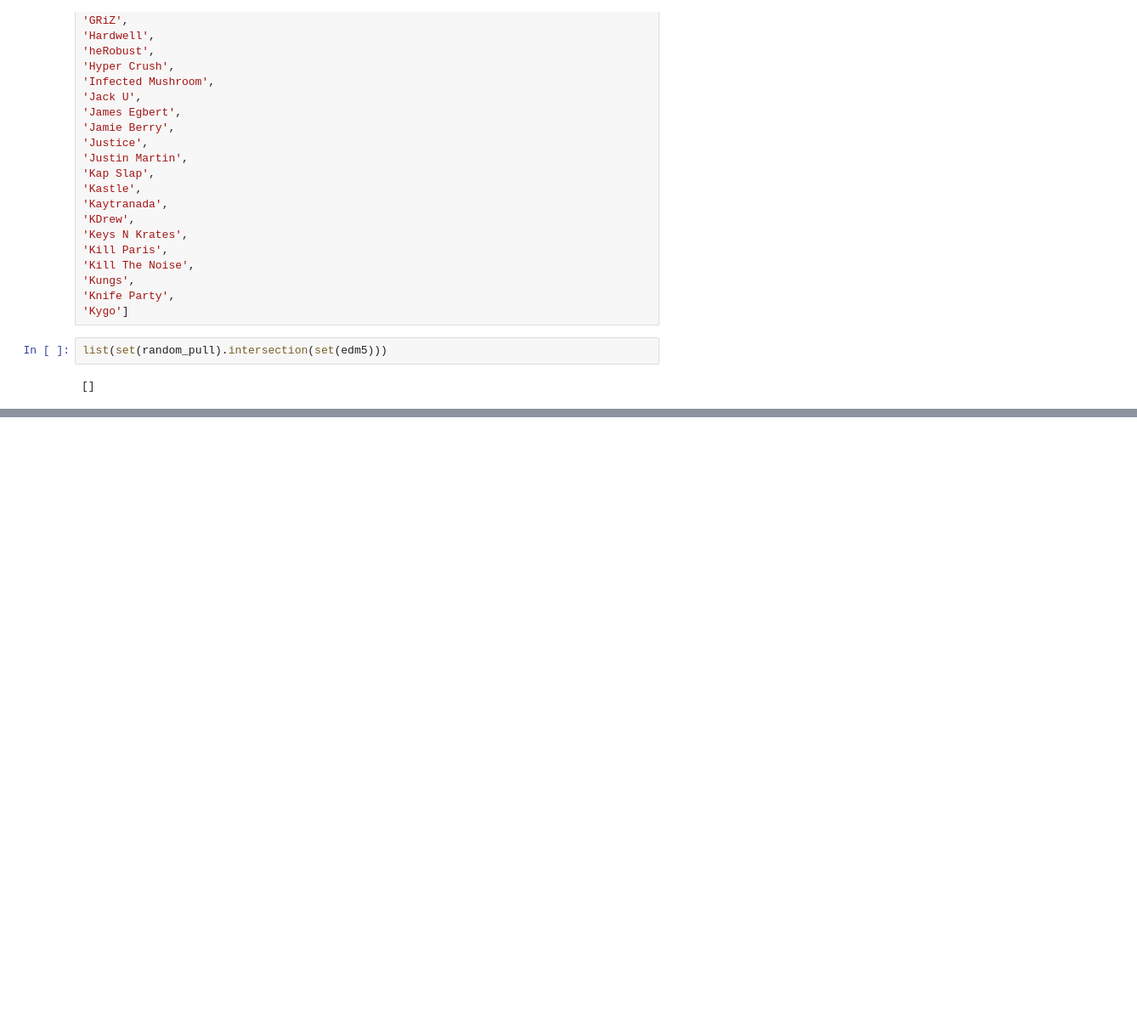
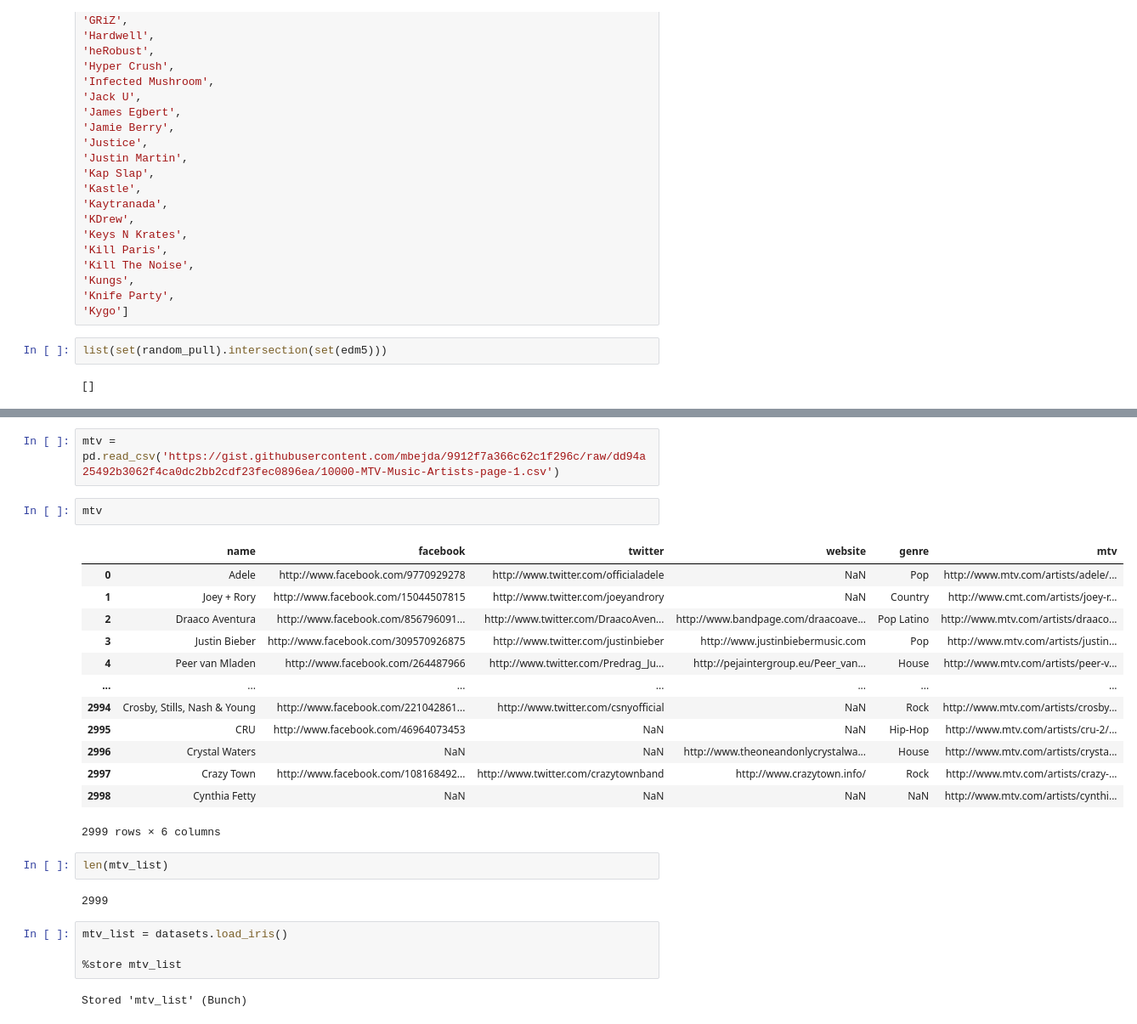
Before and after one commit to sqnguyen00/GA_capstone, a Jupyter notebook: code/artist_lists.ipynb, the cells around one changed output, grey strips where cells are left out. Shown at 85% size. Saved outputs shown, nothing was run; the diff lists cells and outputs as text; blank space fills up the shorter version.

```diff
--- a/code/artist_lists.ipynb
+++ b/code/artist_lists.ipynb
@@ -133,0 +165,28 @@ list(set(random_pull).intersection(set(edm5)))
+# %%
+mtv = pd.read_csv('https://gist.githubusercontent.com/mbejda/9912f7a366c62c1f296c/raw/dd94a25492b3062f4ca0dc2bb2cdf23fec0896ea/10000-MTV-Music-Artists-page-1.csv')
+# %%
+mtv
+# %% [output]
+|  | name | facebook | twitter | website | genre | mtv |
+| 0 | Adele | http://www.facebook.com/9770929278 | http://www.twitter.com/officialadele | NaN | Pop | http://www.mtv.com/artists/adele/... |
+| 1 | Joey + Rory | http://www.facebook.com/15044507815 | http://www.twitter.com/joeyandrory | NaN | Country | http://www.cmt.com/artists/joey-r... |
+| 2 | Draaco Aventura | http://www.facebook.com/856796091... | http://www.twitter.com/DraacoAven... | http://www.bandpage.com/draacoave... | Pop Latino | http://www.mtv.com/artists/draaco... |
+| 3 | Justin Bieber | http://www.facebook.com/309570926875 | http://www.twitter.com/justinbieber | http://www.justinbiebermusic.com | Pop | http://www.mtv.com/artists/justin... |
+| 4 | Peer van Mladen | http://www.facebook.com/264487966 | http://www.twitter.com/Predrag_Ju... | http://pejaintergroup.eu/Peer_van... | House | http://www.mtv.com/artists/peer-v... |
+| ... | ... | ... | ... | ... | ... | ... |
+| 2994 | Crosby, Stills, Nash & Young | http://www.facebook.com/221042861... | http://www.twitter.com/csnyofficial | NaN | Rock | http://www.mtv.com/artists/crosby... |
+| 2995 | CRU | http://www.facebook.com/46964073453 | NaN | NaN | Hip-Hop | http://www.mtv.com/artists/cru-2/... |
+| 2996 | Crystal Waters | NaN | NaN | http://www.theoneandonlycrystalwa... | House | http://www.mtv.com/artists/crysta... |
+| 2997 | Crazy Town | http://www.facebook.com/108168492... | http://www.twitter.com/crazytownband | http://www.crazytown.info/ | Rock | http://www.mtv.com/artists/crazy-... |
+| 2998 | Cynthia Fetty | NaN | NaN | NaN | NaN | http://www.mtv.com/artists/cynthi... |
+2999 rows × 6 columns
+# %%
+len(mtv_list)
+# %% [output]
+2999
+# %%
+mtv_list = datasets.load_iris()
+
+%store mtv_list
+# %% [output]
+Stored 'mtv_list' (Bunch)
```
Also changed, not shown: parts of 7 cells of this notebook, 15 other files.
